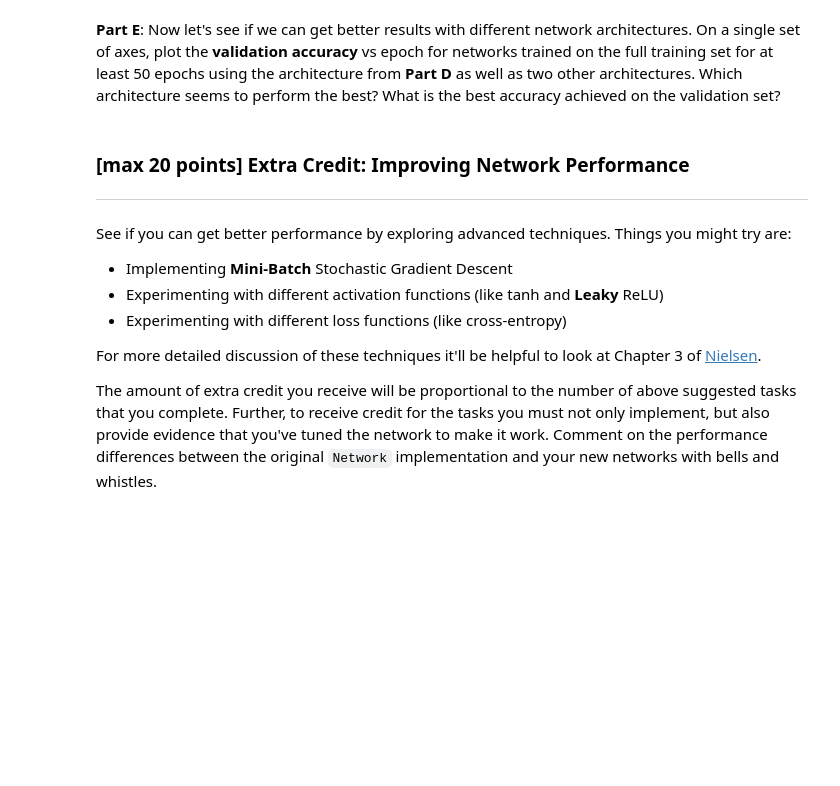
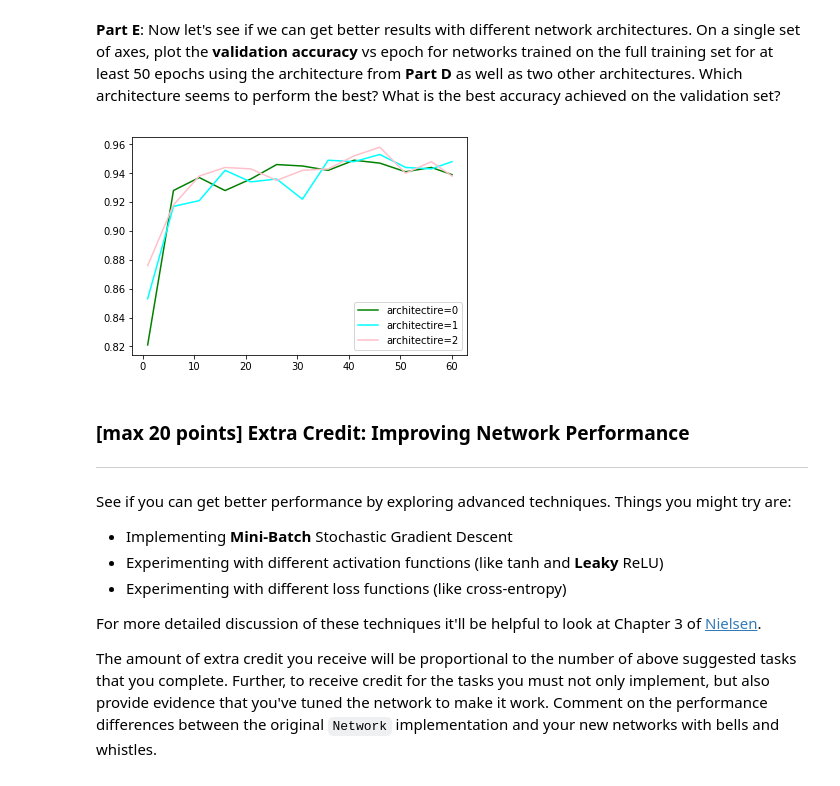
Before and after one commit to AkritiKapur/ml-5622-assignments, a Jupyter notebook: neuralnets/neuralnets.ipynb, the cells around one changed output. Cells and saved outputs as stored; diff of their text form; code cells hidden in the pictures; blank space fills up the shorter version.

```diff
--- a/neuralnets/neuralnets.ipynb
+++ b/neuralnets/neuralnets.ipynb
@@ -474,6 +474,22 @@ plt.show()
 [figure]
 # %% [markdown]
 **Part E**:  Now let's see if we can get better results with different network architectures. On a single set of axes, plot the **validation accuracy** vs epoch for networks trained on the full training set for at least 50 epochs using the architecture from **Part D** as well as two other architectures.  Which architecture seems to perform the best? What is the best accuracy achieved on the validation set?
+# %%
+colors = ["green", "cyan", "pink"]
+nn1 = Network([441,100,4])
+nn2 = Network([441,50,4])
+nn3 = Network([441,50, 60, 4])
+
+for i, n in enumerate([nn1, nn2, nn3]):
+    report = n.train(X_train, y_train, X_valid, y_valid, eta=0.25, lam=0.0001, num_epochs=60, isPrint=False)
+    x = [r['epoch'] for r in report]
+    y = [r['valid'] for r in report]
+    plt.plot(x, y, color=colors[i], label='architectire={}'.format(i))
+    plt.legend()
+
+plt.show()
+# %% [output]
+[figure, added]
 # %% [markdown]
 ### [max 20 points] Extra Credit: Improving Network Performance
 ***
```
